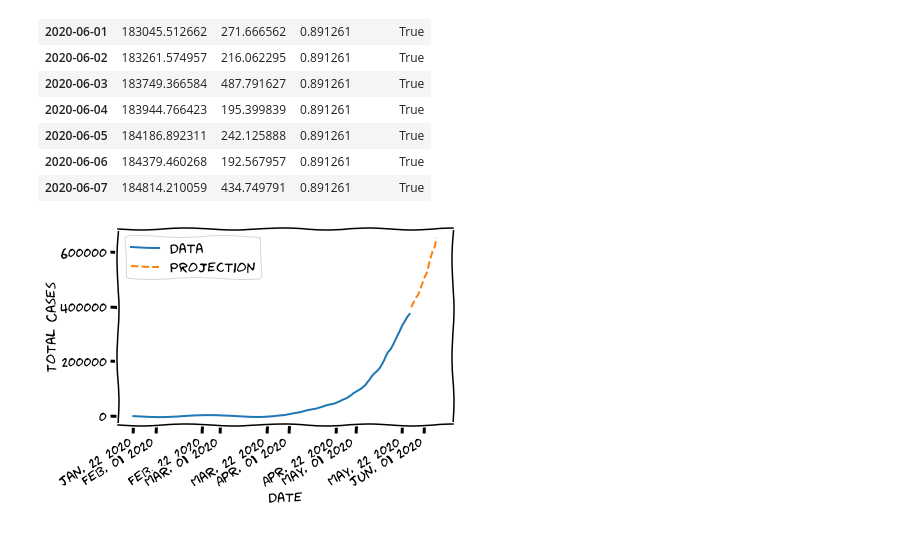
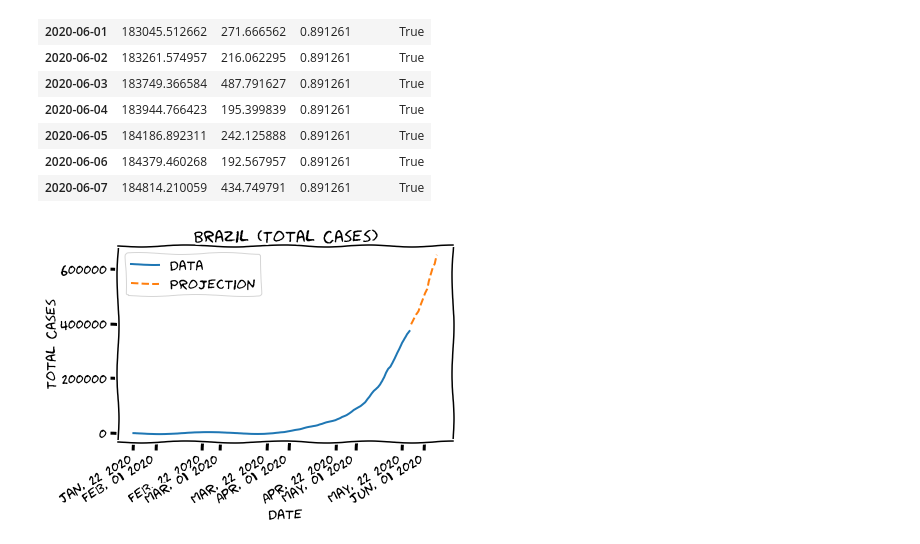
Before and after one commit to rechavar/pyCovid_TechLabsProj, a Jupyter notebook: TechLabs__finalProject.ipynb, the cells around one changed output. Drawn from its saved outputs; the diff is of its cells as text; code cells hidden in the pictures.

```diff
--- a/TechLabs__finalProject.ipynb
+++ b/TechLabs__finalProject.ipynb
@@ -376,24 +376,24 @@ projection_dataframes['Germany'].loc[projection_dataframes['Germany']['Predictio
 # %%
 from matplotlib import pyplot as plt
 from matplotlib import dates as mpl_dates
 plt.xkcd()
 fig, ax = plt.subplots()
 
 country='Brazil'
 variable='Total Cases'
 
 ax.plot_date(projection_dataframes[country].loc[projection_dataframes[country]['Prediction']==False]
              .index, projection_dataframes[country].loc[projection_dataframes[country]['Prediction']==False][variable], label="Data", linestyle='solid', marker=None)
 ax.plot_date(projection_dataframes[country].loc[projection_dataframes[country]['Prediction']==True]
              .index, projection_dataframes[country].loc[projection_dataframes[country]['Prediction']==True][variable], label="Projection", linestyle='--', marker=None)
 date_format=mpl_dates.DateFormatter('%b, %d %Y')
 ax.xaxis.set_major_formatter(date_format)
 ax.set_xlabel('Date')
 ax.set_ylabel('Total Cases')
-#ax.title('Brazil (Total Cases)')
+ax.set_title('Brazil (Total Cases)')
 ax.legend()
 fig.autofmt_xdate()
 
 plt.show()
 # %% [output]
-[figure, old version]
+[figure, new version]
```
